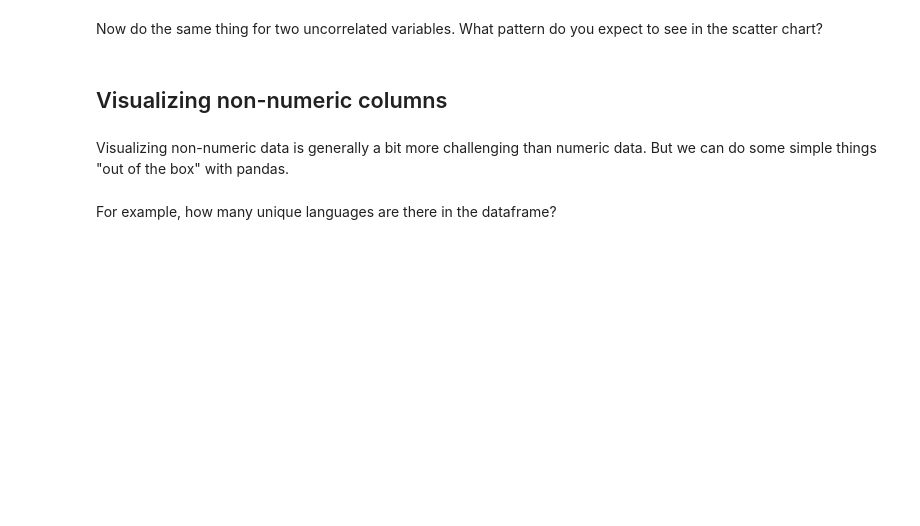
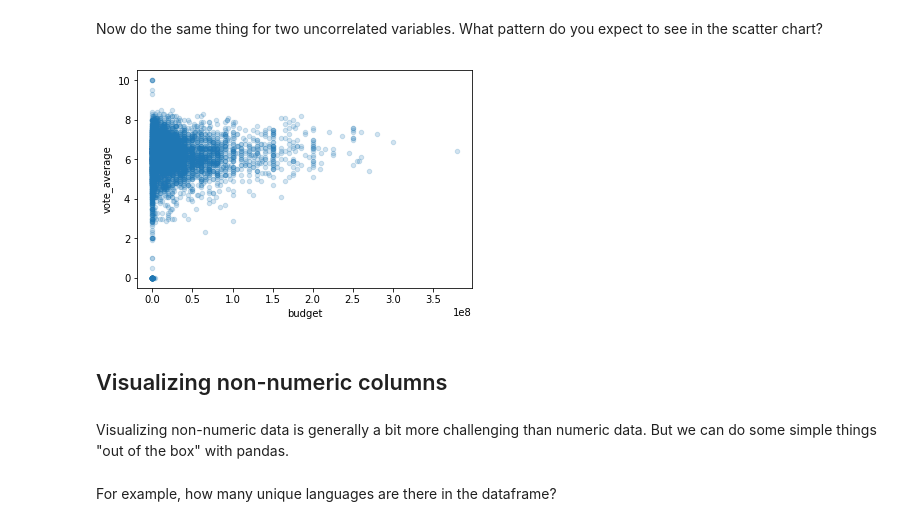
Before and after one commit to davebiagioni/sheets2df, a Jupyter notebook: notebooks/Examples/Exploratory Data Analysis - Completed.ipynb, the cells around one changed output. Saved outputs shown, nothing was run; the diff lists cells and outputs as text; code cells hidden in the pictures; blank space fills up the shorter version.

```diff
--- a/notebooks/Examples/Exploratory Data Analysis - Completed.ipynb
+++ b/notebooks/Examples/Exploratory Data Analysis - Completed.ipynb
@@ -181,5 +262,9 @@ ax = df.plot(kind='scatter', x='budget', y='revenue', alpha=0.1,
 # %% [markdown]
 Now do the same thing for two uncorrelated variables.  What pattern do you expect to see in the scatter chart?
+# %%
+ax = df.plot(kind='scatter', x='budget', y='vote_average', alpha=0.2)
+# %% [output]
+[figure, added]
 # %% [markdown]
 ## Visualizing non-numeric columns
 # %% [markdown]
```
Also changed, not shown: parts of 24 cells of this notebook.
